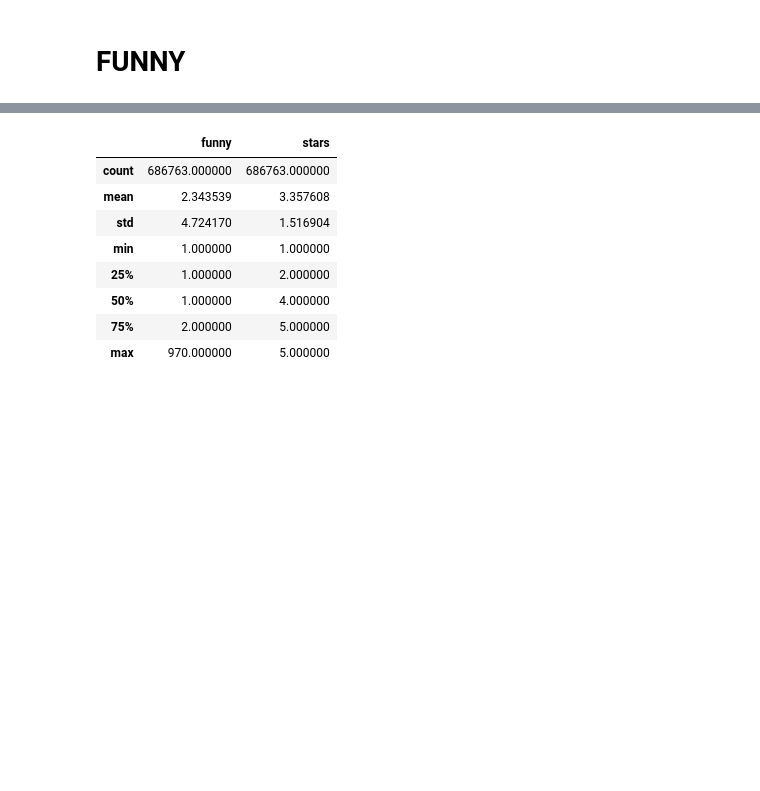
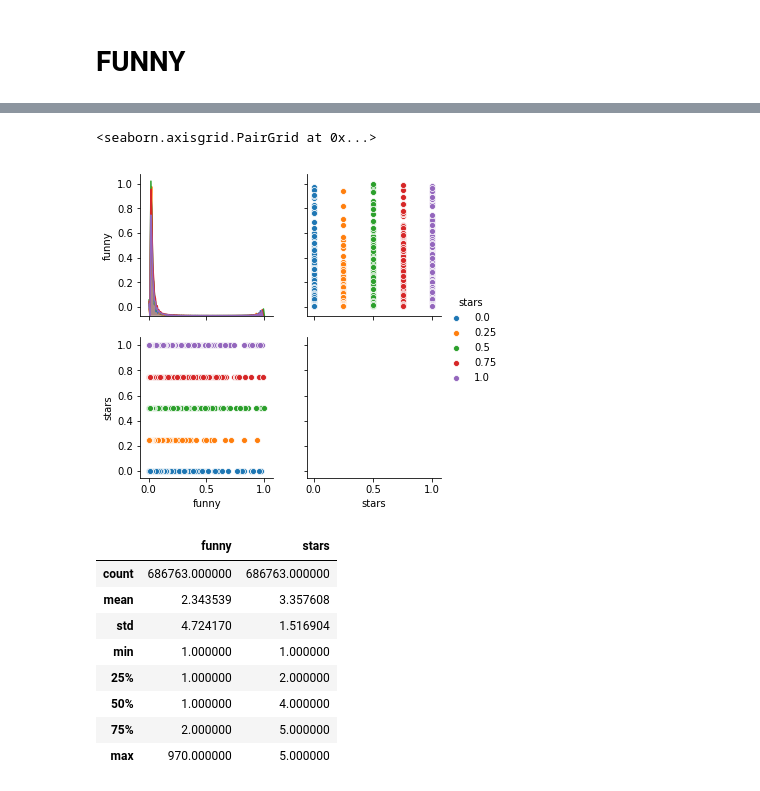
Before and after one commit to aenet/mentoria, a Jupyter notebook: analisis-curacion/tp2-analisis-curacion-datos.ipynb, the cells around one changed output, grey strips where cells are left out. Saved outputs shown, nothing was run; the diff lists cells and outputs as text; code cells hidden in the pictures; blank space fills up the shorter version.

```diff
--- a/analisis-curacion/tp2-analisis-curacion-datos.ipynb
+++ b/analisis-curacion/tp2-analisis-curacion-datos.ipynb
@@ -179,0 +179,5 @@ sb.scatterplot(y=funny["funny"],x=funny["stars"])
+# %%
+trimmed = df_int["funny"] < 200
+funny_norm = normalize(df_int[trimmed][["funny", "stars"]])
+funny_norm = funny_norm[funny_norm["funny"] != 0.0]
+funny_norm.head()
@@ -180,3 +191,8 @@ sb.scatterplot(y=funny["funny"],x=funny["stars"])
+# %%
+sb.pairplot(data=funny_norm, hue="stars")
+# %% [output]
+<seaborn.axisgrid.PairGrid at 0x...>
+[figure, added]
 # %%
 funny.describe()
 # %% [output]
```
Also changed, not shown: parts of 23 cells of this notebook.
